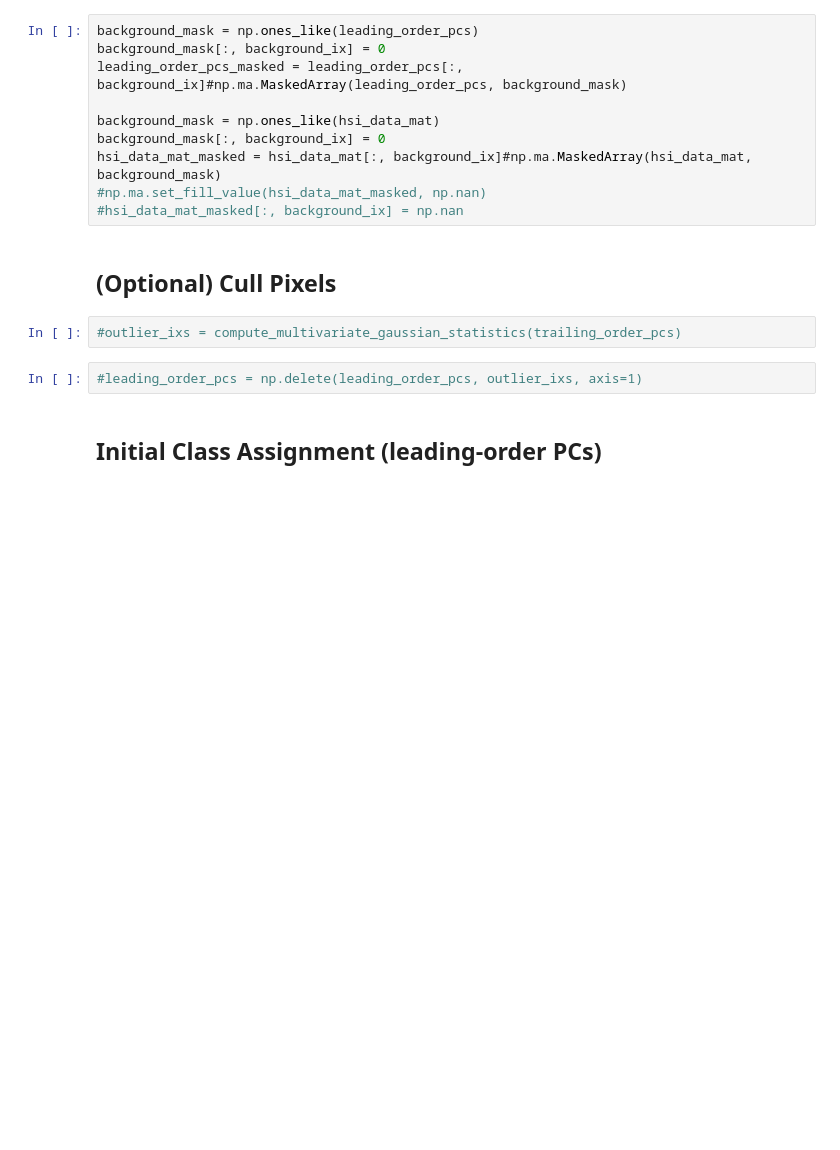
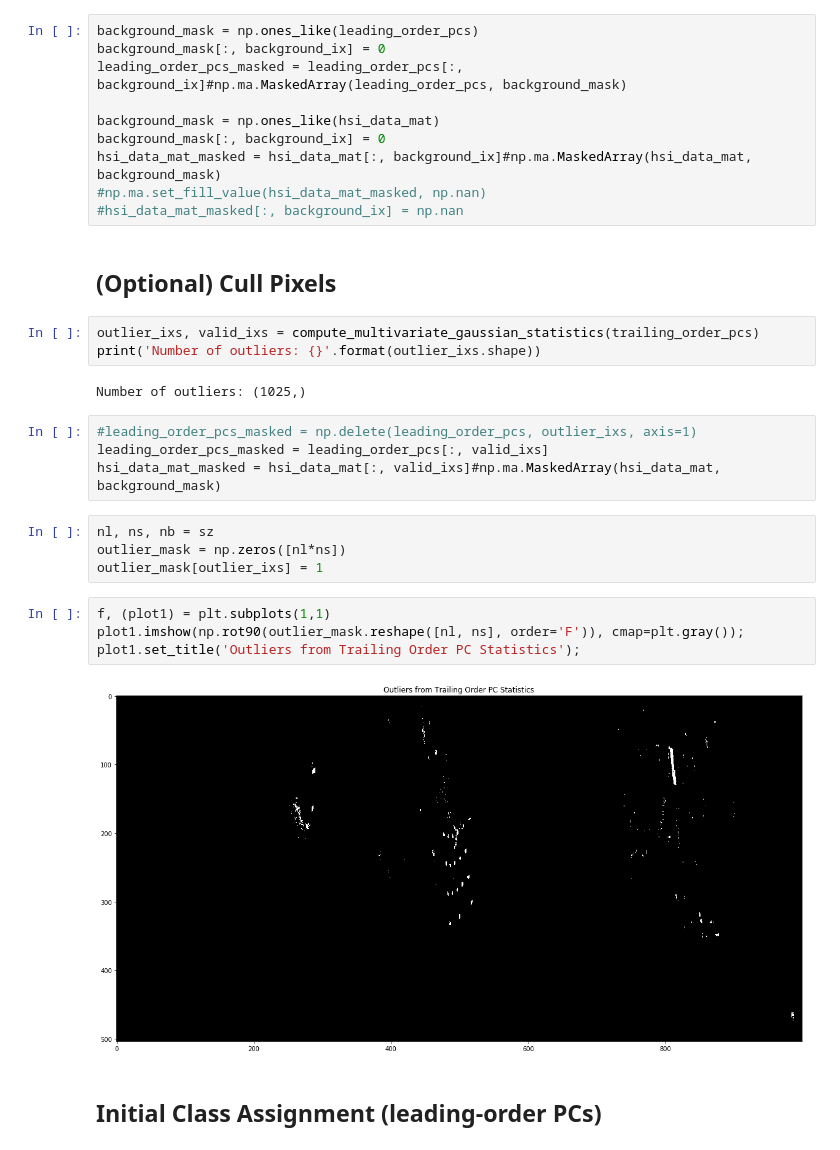
Before and after one commit to headlee/gaussian-spectral-clustering, a Jupyter notebook: gaussian-spectral-clustering-ARCHER.ipynb, the cells around one changed output. Drawn from its saved outputs; the diff is of its cells as text; blank space fills up the shorter version.

```diff
--- a/gaussian-spectral-clustering-ARCHER.ipynb
+++ b/gaussian-spectral-clustering-ARCHER.ipynb
@@ -114,10 +111,25 @@ hsi_data_mat_masked = hsi_data_mat[:, background_ix]#np.ma.MaskedArray(hsi_data_
 #hsi_data_mat_masked[:, background_ix] = np.nan
 # %% [markdown]
 ## (Optional) Cull Pixels
-# %%
-#outlier_ixs = compute_multivariate_gaussian_statistics(trailing_order_pcs)
+# %%
+outlier_ixs, valid_ixs = compute_multivariate_gaussian_statistics(trailing_order_pcs)
+print('Number of outliers: {}'.format(outlier_ixs.shape))
+# %% [output]
+Number of outliers: (1025,)
 # %%
-#leading_order_pcs = np.delete(leading_order_pcs, outlier_ixs, axis=1)
+#leading_order_pcs_masked = np.delete(leading_order_pcs, outlier_ixs, axis=1)
+leading_order_pcs_masked = leading_order_pcs[:, valid_ixs]
+hsi_data_mat_masked = hsi_data_mat[:, valid_ixs]#np.ma.MaskedArray(hsi_data_mat, background_mask)
+# %%
+nl, ns, nb = sz
+outlier_mask = np.zeros([nl*ns])
+outlier_mask[outlier_ixs] = 1
+# %%
+f, (plot1) = plt.subplots(1,1)
+plot1.imshow(np.rot90(outlier_mask.reshape([nl, ns], order='F')), cmap=plt.gray());
+plot1.set_title('Outliers from Trailing Order PC Statistics');
+# %% [output]
+[figure, added]
 # %% [markdown]
 ## Initial Class Assignment (leading-order PCs)
 # %%
```
Also changed, not shown: parts of 11 cells of this notebook, 1 other file.
